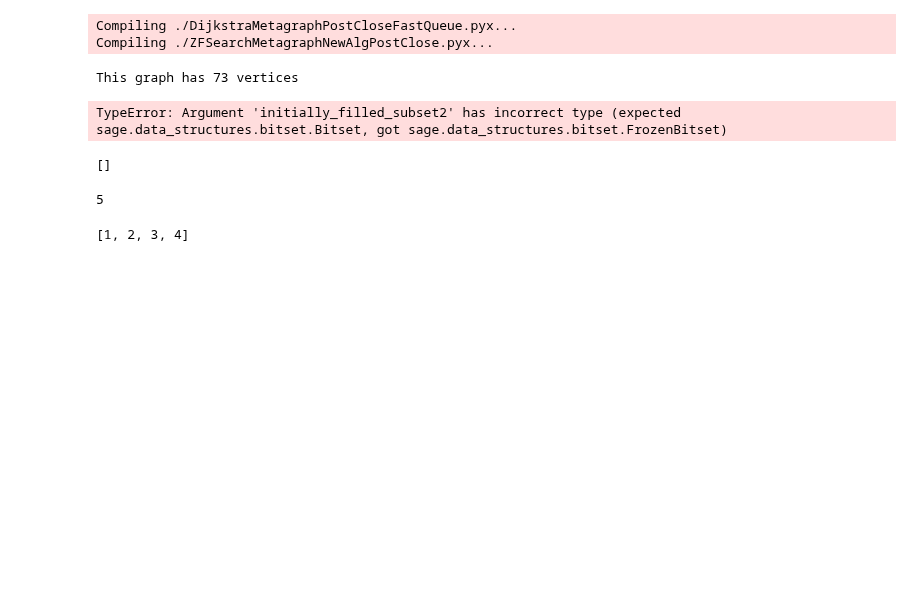
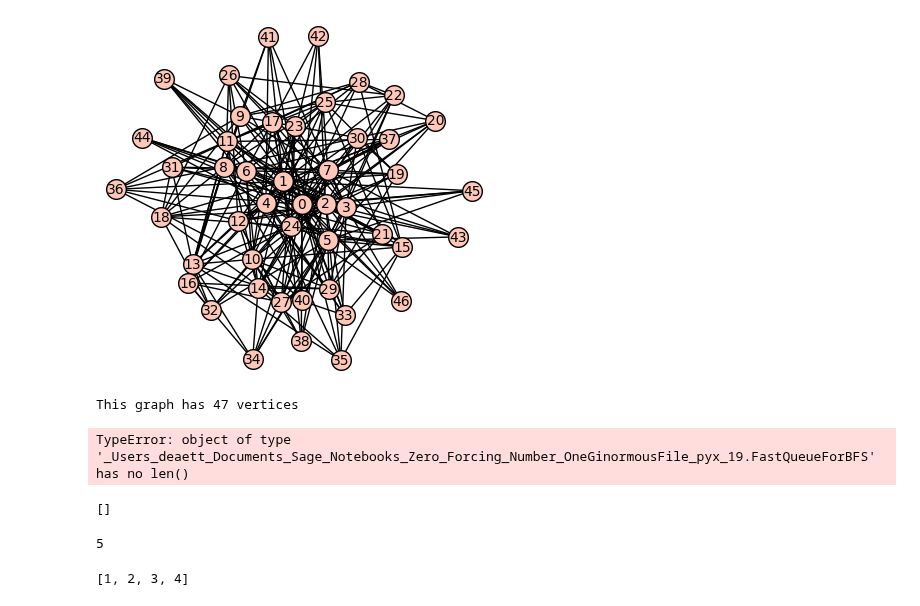
Before and after one commit to alexhutman/zftools, a Jupyter notebook: DijkstraMetagraphTestbed.ipynb, the cells around one changed output. Saved outputs shown, nothing was run; the diff lists cells and outputs as text; code cells hidden in the pictures; blank space fills up the shorter version.

```diff
--- a/DijkstraMetagraphTestbed.ipynb
+++ b/DijkstraMetagraphTestbed.ipynb
@@ -1,43 +1,43 @@
 # %%
 #load('ChainedList.py', 'ZFSearchMetagraphNewAlg.py', 'BFS.py','DijkstraMetagraph.py')
-load('DijkstraMetagraphPostCloseFastQueue.pyx', 'ZFSearchMetagraphNewAlgPostClose.pyx')
+#load('DijkstraMetagraphPostCloseFastQueue.pyx', 'ZFSearchMetagraphNewAlgPostClose.pyx')
+load('OneGinormousFile.pyx')
-# %% [output]
-Compiling ./DijkstraMetagraphPostCloseFastQueue.pyx...
-Compiling ./ZFSearchMetagraphNewAlgPostClose.pyx...
 # %%
 # Initialize a test graph and the associated ZFSearchMetagraph
 #H = graphs.CubeGraph(5); H.relabel()
 #H = graphs.PetersenGraph()
 #H = graphs.CoxeterGraph()       # DNF/DNF/1,284sec/339sec/220sec
 #H = graphs.RobertsonGraph()     # DNF
 #H = graphs.HeawoodGraph()       # 1.46/~1.20sec/1.03sec/0.22sec/0.16sec/0.12sec
 #H = graphs.BrinkmannGraph()     # DNF/DNF/66.5sec/43.3sec/29.81sec/25.97sec
 #H = graphs.HoffmanGraph()       # ~19sec/~13.7sec/2.57sec/2.00sec/1.6sec
 #H = graphs.ClebschGraph()       # DNF/36.3sec/12.8sec/7.8sec/6.7sec/4.8sec/4.22sec/2.90sec
 #H = graphs.DesarguesGraph()     # 14.56sec/8.00sec/5.6sec
 #H = graphs.DodecahedralGraph()  # ~25.9sec/~8.9sec/~4.2sec/3.02sec/2.90sec/2.12sec/1.07sec/0.80sec
 #H = graphs.HoffmanGraph().complement()
 #H = graphs.CompleteGraph(16)
 #H = graphs.RandomTree(22)
 #H = graphs.PathGraph(30)
 #H = graphs.StarGraph(4)
 #H = graphs.ClebschGraph().line_graph()
 #H = graphs.BrinkmannGraph().line_graph()
 #H = graphs.RobertsonGraph().line_graph()
 #H = graphs.CoxeterGraph().line_graph()
-#H = graphs.MycielskiGraph(6)
+H = graphs.MycielskiGraph(6)
 #H = graphs.PaleyGraph(17).line_graph()
-H = graphs.PaleyGraph(73)
+#H = graphs.PaleyGraph(73)
 H.relabel()
 
 #d = {0: [1,2,4], 1: [0,2,5], 2: [0,1,3], 3: [2,4,5], 4: [0,3,5], 5: [1,3,4]}
 #H = Graph(d)
 
 if H.num_verts() < 70:
     H.show()
 
 #metaGraph = ZFSearchMetagraphNewAlg(H)
 #%time calculate_all_closures(H)
+# %% [output]
+[figure, added]
 # %%
 metaGraph = ZFSearchMetagraphNewAlg(H)
 #metaGraph = ZFSearchMetagraph(H)
@@ -53,8 +53,8 @@ print "Zero forcing number:", len(output)
 print "Zero forcing set:   ", set(output)
 print "Closures calculated:", metaGraph.get_num_closures_calculated()
 # %% [output]
-This graph has 73 vertices
+This graph has 47 vertices
-TypeError: Argument 'initially_filled_subset2' has incorrect type (expected sage.data_structures.bitset.Bitset, got sage.data_structures.bitset.FrozenBitset)
+TypeError: object of type '_Users_deaett_Documents_Sage_Notebooks_Zero_Forcing_Number_OneGinormousFile_pyx_19.FastQueueForBFS' has no len()
 # %%
 load("Sandbox/bitset_sizes.pyx")
 # %%
```
Also changed, not shown: parts of 2 cells of this notebook, 2 other files.
